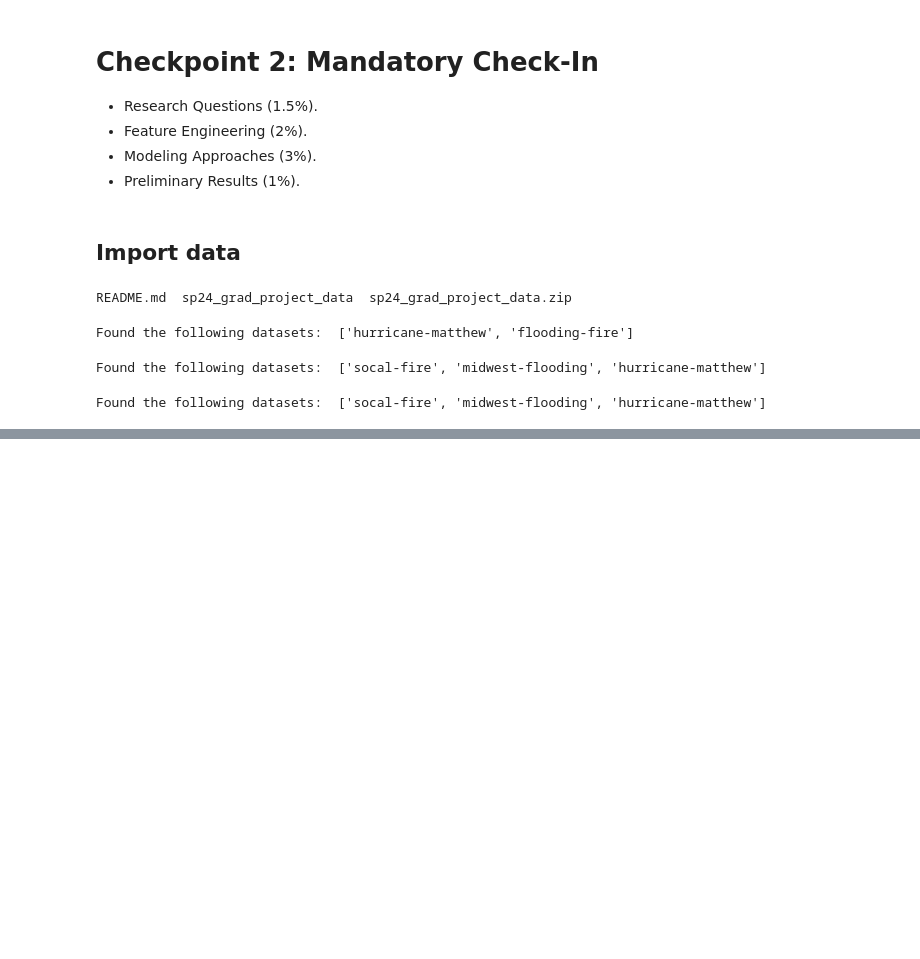
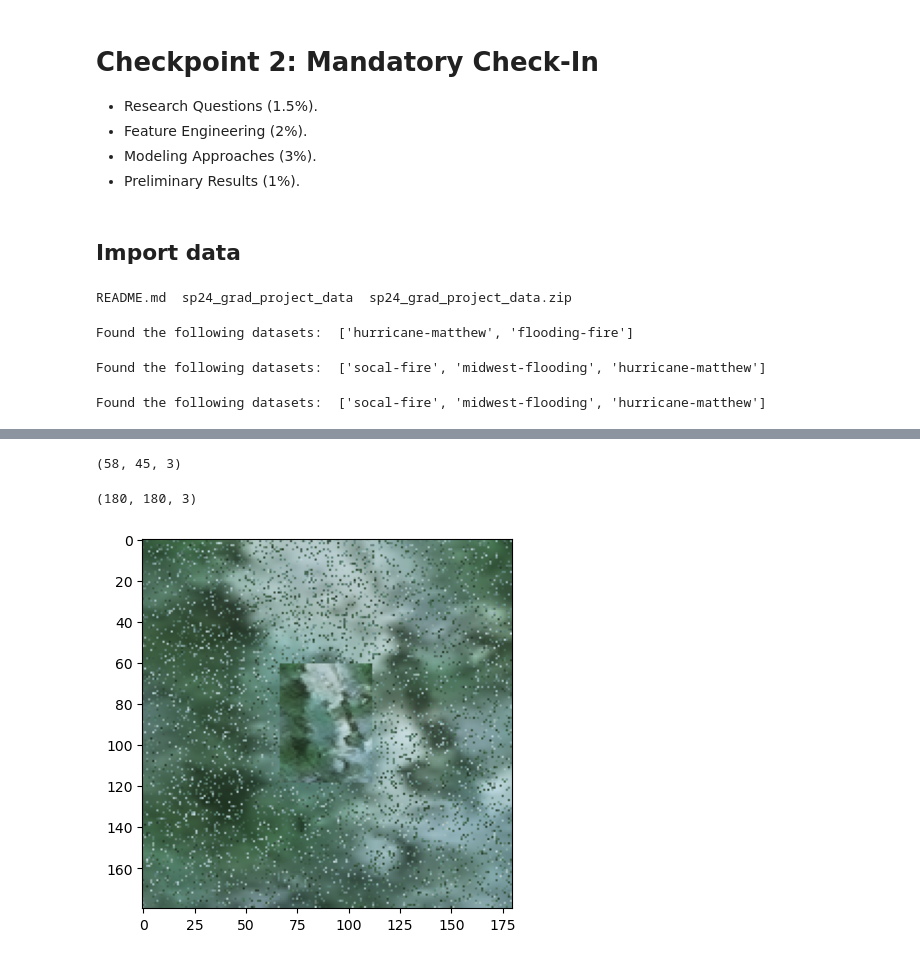
Before and after one commit to fractalclockwork/Data200, a Jupyter notebook: Source/Checkpoint_2_Modeling.ipynb, the cells around one changed output, grey strips where cells are left out. Saved outputs shown, nothing was run; the diff lists cells and outputs as text; code cells hidden in the pictures; blank space fills up the shorter version.

Commit message:
fixed up image preprocessing and tested on all datasets

```diff
--- a/Source/Checkpoint_2_Modeling.ipynb
+++ b/Source/Checkpoint_2_Modeling.ipynb
@@ -69,4 +69,7 @@ train_data_labels = read_files_from_zip(data_file, r'satellite-image-data/([\w-]
 Found the following datasets:  ['hurricane-matthew', 'flooding-fire']
 Found the following datasets:  ['socal-fire', 'midwest-flooding', 'hurricane-matthew']
 Found the following datasets:  ['socal-fire', 'midwest-flooding', 'hurricane-matthew']
+# %%
+name = ['hurricane-matthew', 'flooding-fire'][1]
+test_images = [image[1] for image in tqdm(test_data_images[name]['data'].items())]
 # %%
@@ -152,0 +155,14 @@ plt.show()
+# %%
+# How did we do? Show a test image sample
+from eda_utils import show_image
+image_array = test_images[3]
+display(image_array.shape)
+cropped_image = crop_and_fill(image_array, 180, background='scaled', replace_scaled=0.2)
+
+display(cropped_image.shape)
+show_image(cropped_image)
+plt.show()
+# %% [output]
+(58, 45, 3)
+(180, 180, 3)
+[figure, added]
```
Also changed, not shown: parts of 5 cells of this notebook.
